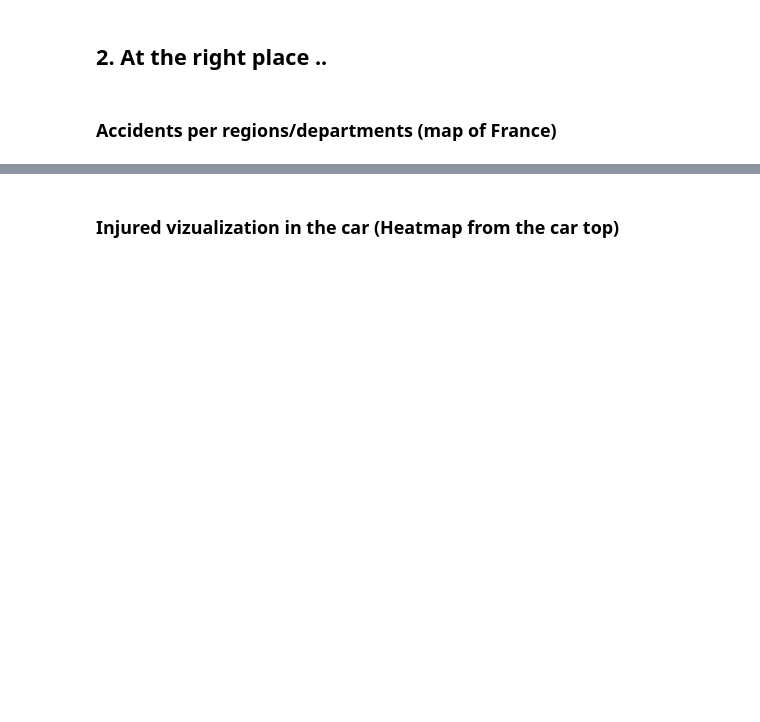
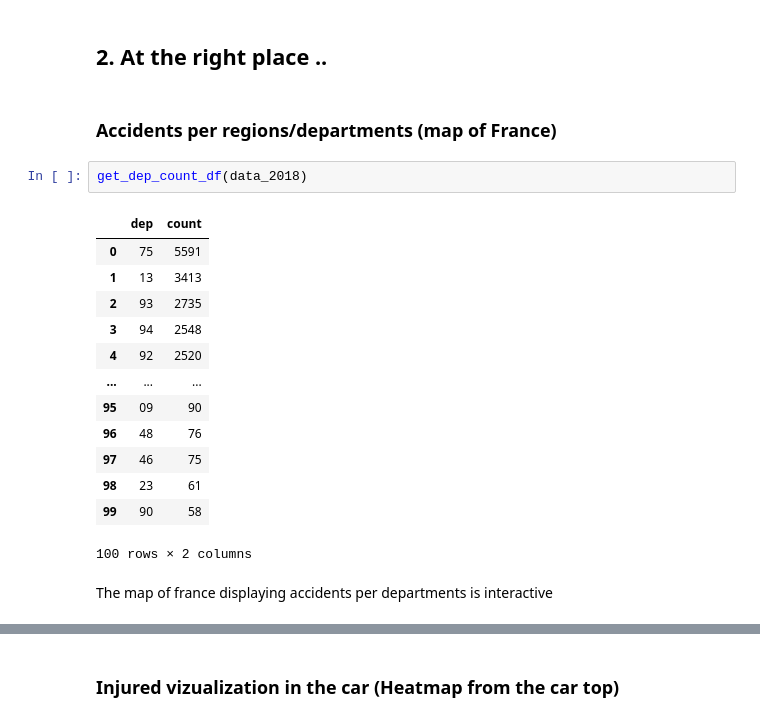
Before and after one commit to sinitame/epfl-ada-project, a Jupyter notebook: notebooks/milestone-2.ipynb, the cells around one changed output, grey strips where cells are left out. Drawn from its saved outputs; the diff is of its cells as text; blank space fills up the shorter version.

Commit message:
Interactive map of France (part 2)

```diff
--- a/notebooks/milestone-2.ipynb
+++ b/notebooks/milestone-2.ipynb
@@ -128,3 +129,21 @@ plot_vehicles_cat(data_vehicles)
 ## 2. At the right place ..
 # %% [markdown]
 ### Accidents per regions/departments (map of France)
+# %%
+get_dep_count_df(data_2018)
+# %% [output]
+|  | dep | count |
+| 0 | 75 | 5591 |
+| 1 | 13 | 3413 |
+| 2 | 93 | 2735 |
+| 3 | 94 | 2548 |
+| 4 | 92 | 2520 |
+| ... | ... | ... |
+| 95 | 09 | 90 |
+| 96 | 48 | 76 |
+| 97 | 46 | 75 |
+| 98 | 23 | 61 |
+| 99 | 90 | 58 |
+100 rows × 2 columns
+# %% [markdown]
+The map of france displaying accidents per departments is interactive
```
Also changed, not shown: parts of 2 cells of this notebook, 7 other files.
